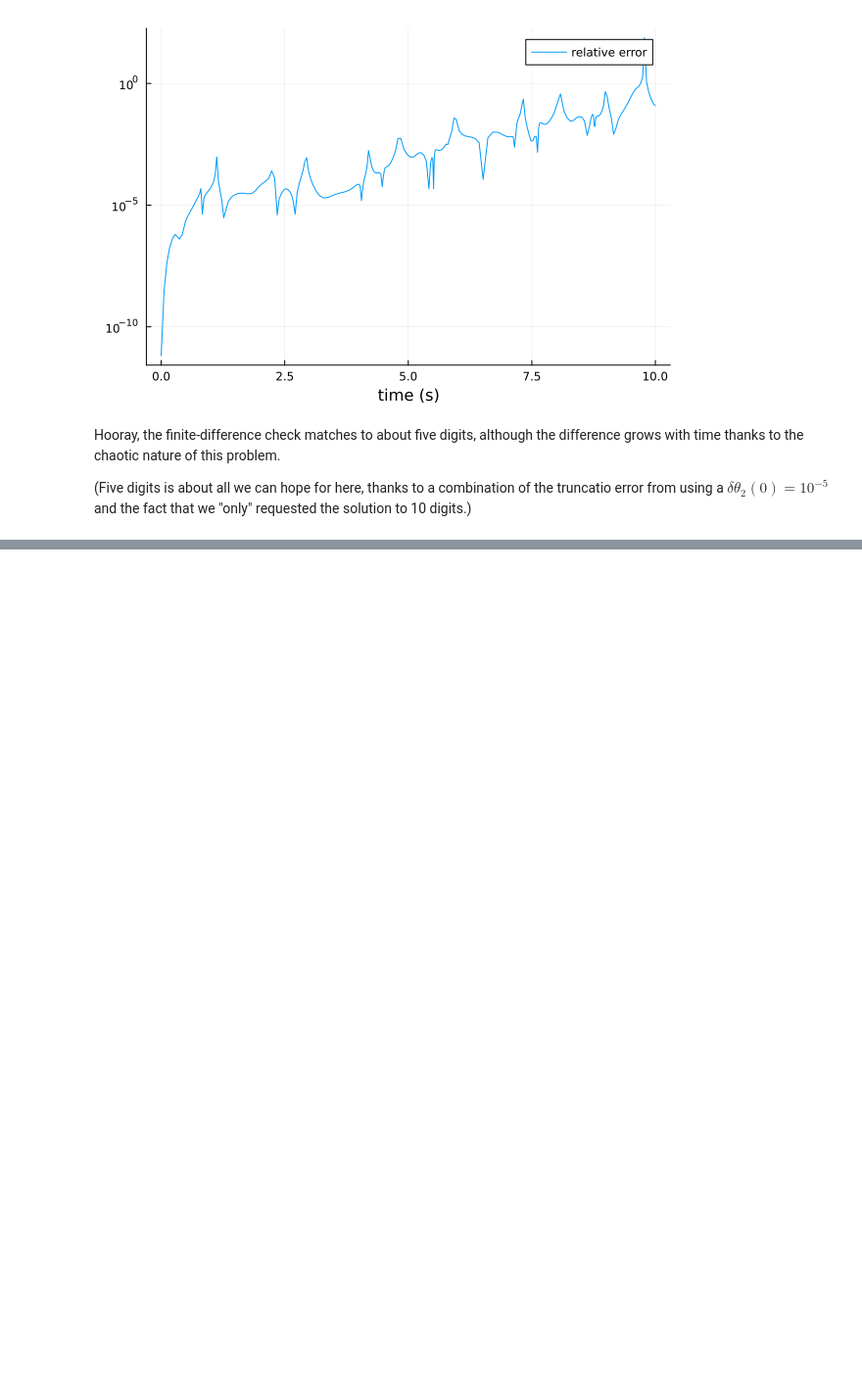
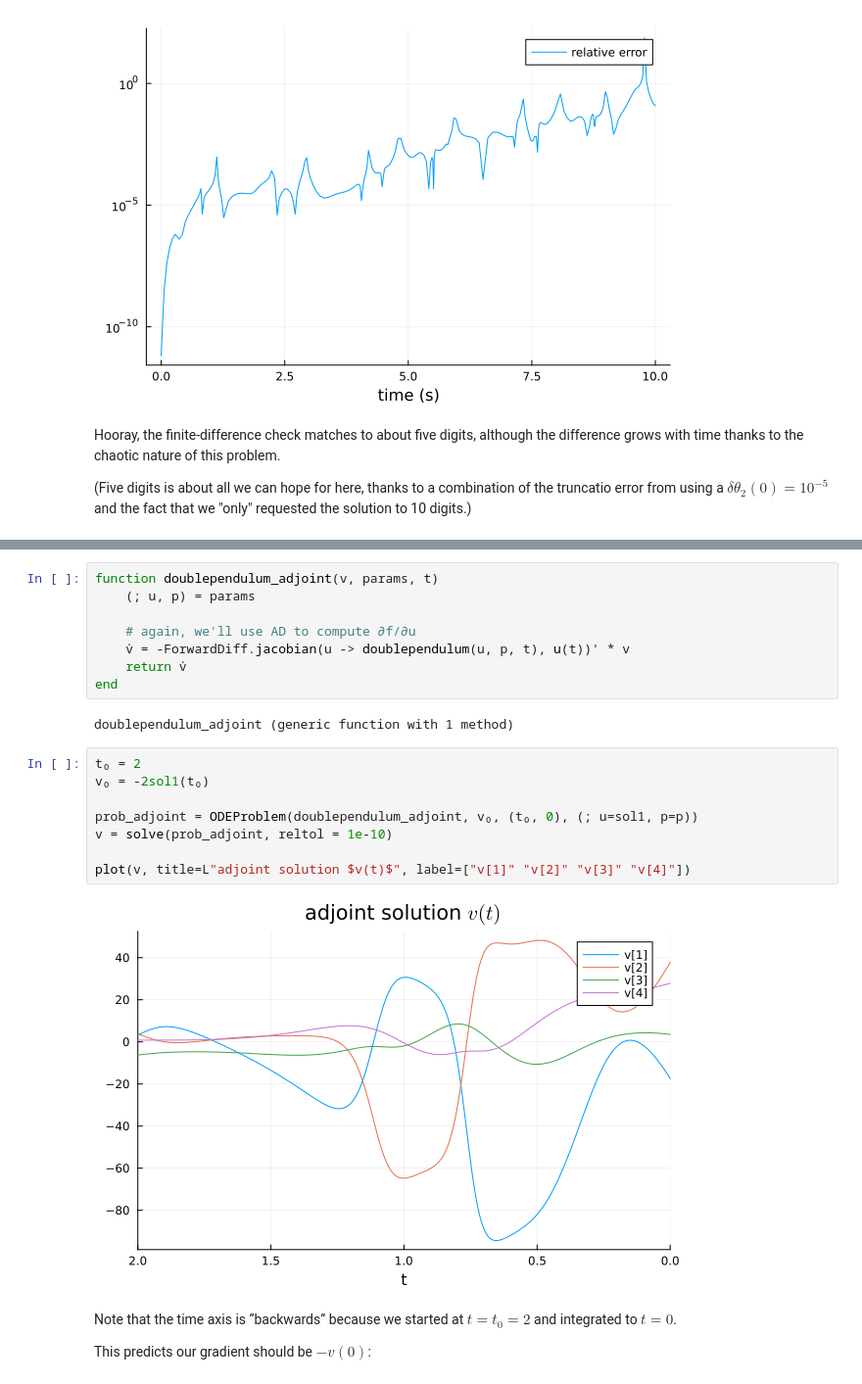
Before and after one commit to mitmath/matrixcalc, a Jupyter notebook: notes/double-pendulum-sensitivity.ipynb, the cells around one changed output, grey strips where cells are left out. Shown at 98% size. Cells and saved outputs as stored; diff of their text form; blank space fills up the shorter version.

```diff
--- a/notes/double-pendulum-sensitivity.ipynb
+++ b/notes/double-pendulum-sensitivity.ipynb
@@ -127,0 +171,24 @@ Hooray, the finite-difference check matches to about five digits, although the d
+# %%
+function doublependulum_adjoint(v, params, t)
+    (; u, p) = params
+
+    # again, we'll use AD to compute ∂f/∂u
+    v̇ = -ForwardDiff.jacobian(u -> doublependulum(u, p, t), u(t))' * v
+    return v̇
+end
+# %% [output]
+doublependulum_adjoint (generic function with 1 method)
+# %%
+t₀ = 2
+v₀ = -2sol1(t₀)
+
+prob_adjoint = ODEProblem(doublependulum_adjoint, v₀, (t₀, 0), (; u=sol1, p=p))
+v = solve(prob_adjoint, reltol = 1e-10)
+
+plot(v, title=L"adjoint solution $v(t)$", label=["v[1]" "v[2]" "v[3]" "v[4]"])
+# %% [output]
+[figure, added]
+# %% [markdown]
+Note that the time axis is “backwards” because we started at $t=t_0=2$ and integrated to $t=0$.
+
+This predicts our gradient should be $-v(0)$:
```
Also changed, not shown: parts of 7 cells of this notebook.
